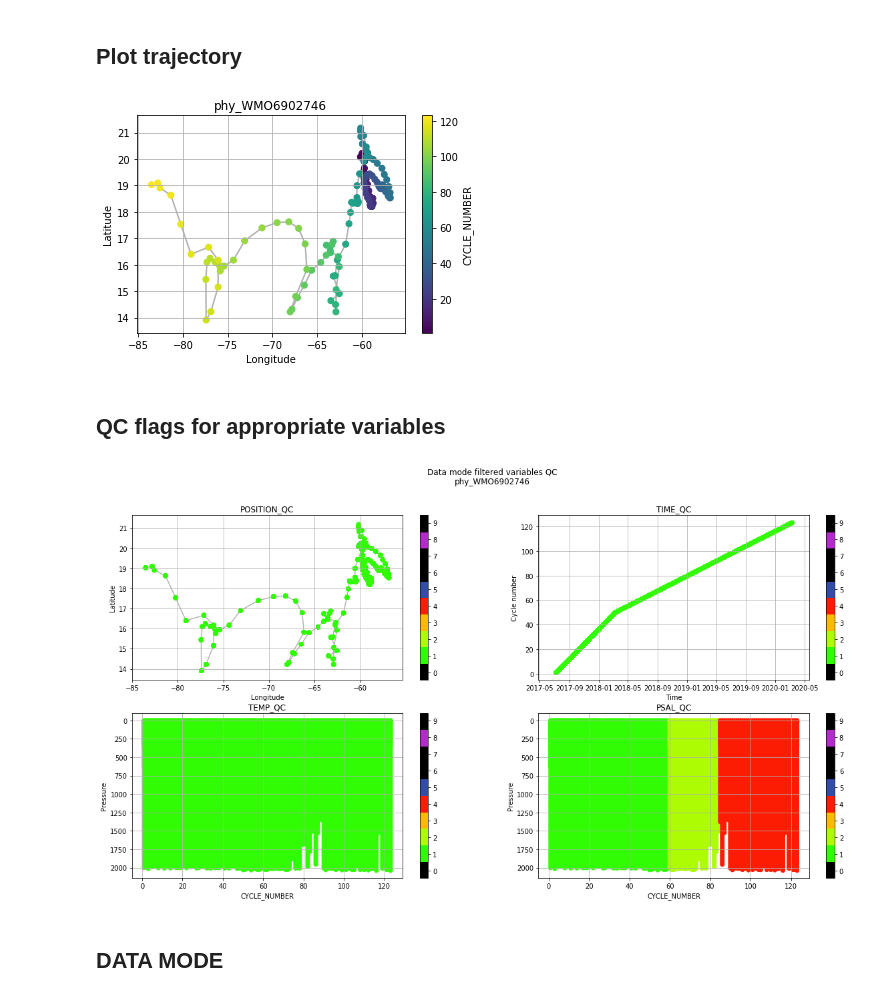
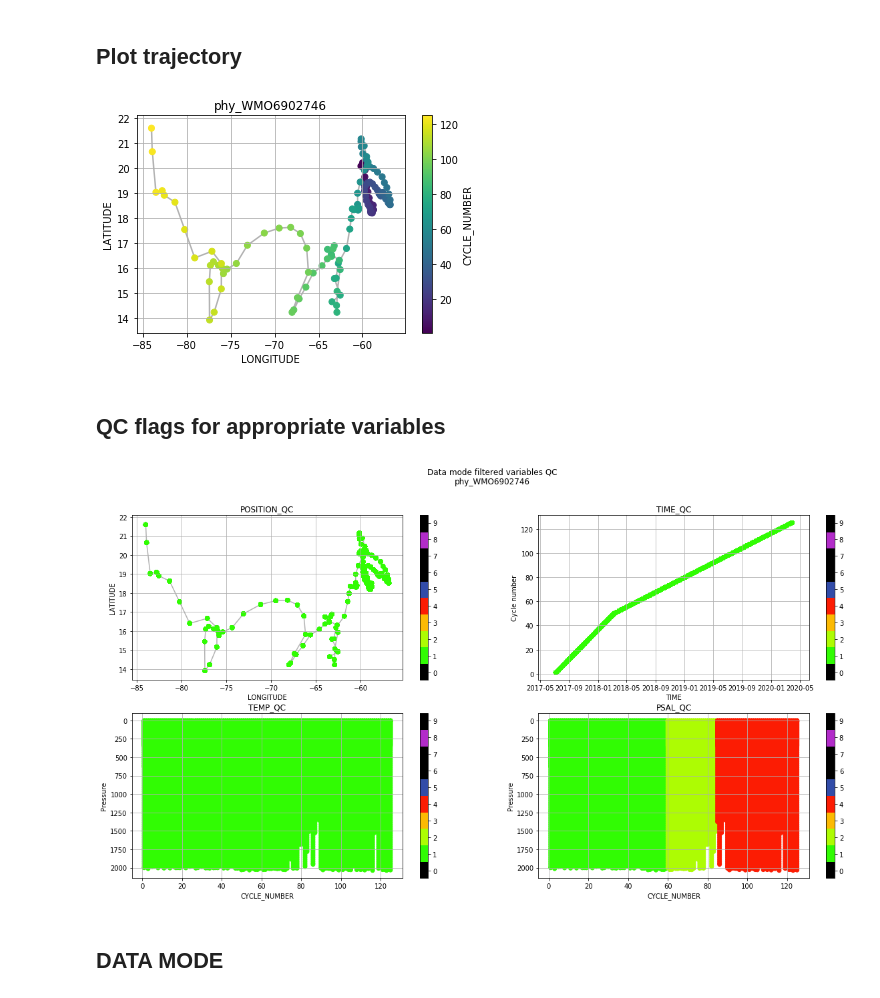
Before and after one commit to euroargodev/erddap_usecases, a Jupyter notebook: examples/Example-Expert-01.ipynb, the cells around one changed output. Cells and saved outputs as stored; diff of their text form; code cells hidden in the pictures.

```diff
--- a/examples/Example-Expert-01.ipynb
+++ b/examples/Example-Expert-01.ipynb
@@ -218,7 +219,7 @@ float_fetcher = argo_loader.float(6902746)
 # float_fetcher = argo_loader.float(2903005) # Float with a RBRargo sensor
 
 ds_unfiltered = float_fetcher.to_xarray()
-ds = float_fetcher.fetcher.filter_data_mode(ds_unfiltered)
+ds = ds_unfiltered.argo.filter_data_mode()
 ds
 # %% [output]
 <xarray.Dataset>
@@ -251,16 +252,16 @@ This float profiles range from 3.0db to 2037.0db
 ## Plot trajectory
 # %%
 this = ds.reset_coords().groupby('CYCLE_NUMBER').min()
-plt.plot(this['longitude'], this['latitude'], '-', color=[0.7]*3, zorder=0)
-plt.scatter(this['longitude'], this['latitude'], c=this['CYCLE_NUMBER'])
-plt.xlabel('Longitude')
-plt.ylabel('Latitude')
+plt.plot(this['LONGITUDE'], this['LATITUDE'], '-', color=[0.7]*3, zorder=0)
+plt.scatter(this['LONGITUDE'], this['LATITUDE'], c=this['CYCLE_NUMBER'])
+plt.xlabel('LONGITUDE')
+plt.ylabel('LATITUDE')
 plt.gca().grid()
 plt.colorbar(label='CYCLE_NUMBER')
-plt.title(ds.attrs['Download_constraints'])
+plt.title(ds.attrs['Fetched_constraints'])
 plt.show()
 # %% [output]
-[figure, old version]
+[figure, new version]
 # %% [markdown]
 ## QC flags for appropriate variables
 # %%
@@ -268,19 +269,19 @@ fig, ax = plt.subplots(nrows=2, ncols=2, figsize=(20,10))
 ax = np.array(ax).flatten()
 
 ix = 0
-ax[ix].plot(ds['longitude'], ds['latitude'], '-', color=[0.7]*3, zorder=0)
-sc = ax[ix].scatter(ds['longitude'], ds['latitude'], c=ds['POSITION_QC'], vmin=0, vmax=9, cmap=qcmap)
+ax[ix].plot(ds['LONGITUDE'], ds['LATITUDE'], '-', color=[0.7]*3, zorder=0)
+sc = ax[ix].scatter(ds['LONGITUDE'], ds['LATITUDE'], c=ds['POSITION_QC'], vmin=0, vmax=9, cmap=qcmap)
 colorbar_qc(qcmap, ax=ax[ix])
 ax[ix].grid()
-ax[ix].set_xlabel('Longitude')
-ax[ix].set_ylabel('Latitude')
+ax[ix].set_xlabel('LONGITUDE')
+ax[ix].set_ylabel('LATITUDE')
 ax[ix].set_title('POSITION_QC')
 
 ix += 1
-sc = ax[ix].scatter(ds['time'].values, ds['CYCLE_NUMBER'], c=ds['TIME_QC'], vmin=0, vmax=9, cmap=qcmap)
+sc = ax[ix].scatter(ds['TIME'].values, ds['CYCLE_NUMBER'], c=ds['TIME_QC'], vmin=0, vmax=9, cmap=qcmap)
 colorbar_qc(qcmap, ax=ax[ix])
 ax[ix].grid()
-ax[ix].set_xlabel('Time')
+ax[ix].set_xlabel('TIME')
 ax[ix].set_ylabel('Cycle number')
 ax[ix].set_title('TIME_QC')
 
@@ -302,9 +303,9 @@ ax[ix].set_xlabel('CYCLE_NUMBER')
 ax[ix].set_ylabel('Pressure')
 ax[ix].set_title('PSAL_QC')
 
-fig.suptitle("Data mode filtered variables QC\n%s" % ds.attrs['Download_constraints']);
+fig.suptitle("Data mode filtered variables QC\n%s" % ds.attrs['Fetched_constraints']);
 # %% [output]
-[figure, old version]
+[figure, new version]
 # %% [markdown]
 ## DATA MODE
 # %%
```
Also changed, not shown: parts of 20 cells of this notebook, 3 other files.
